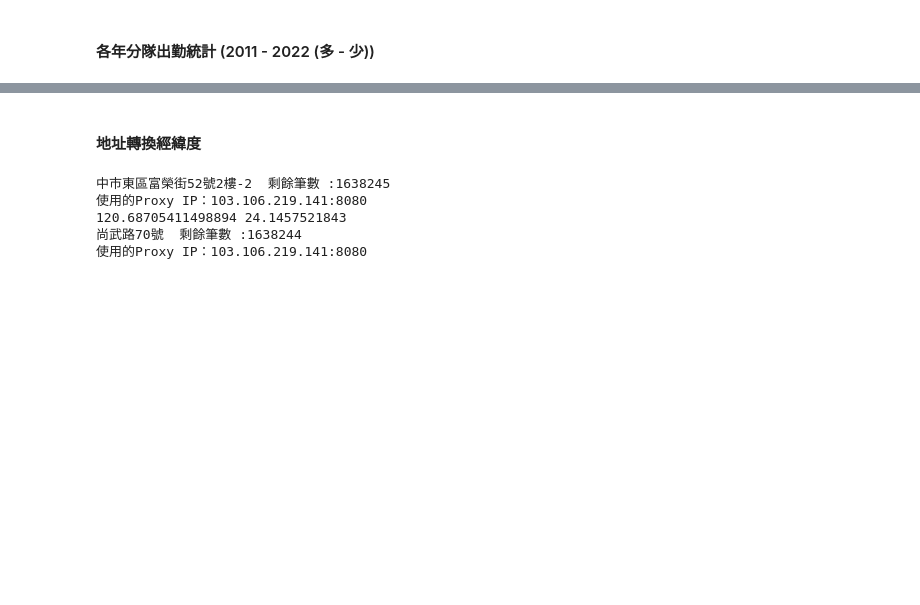
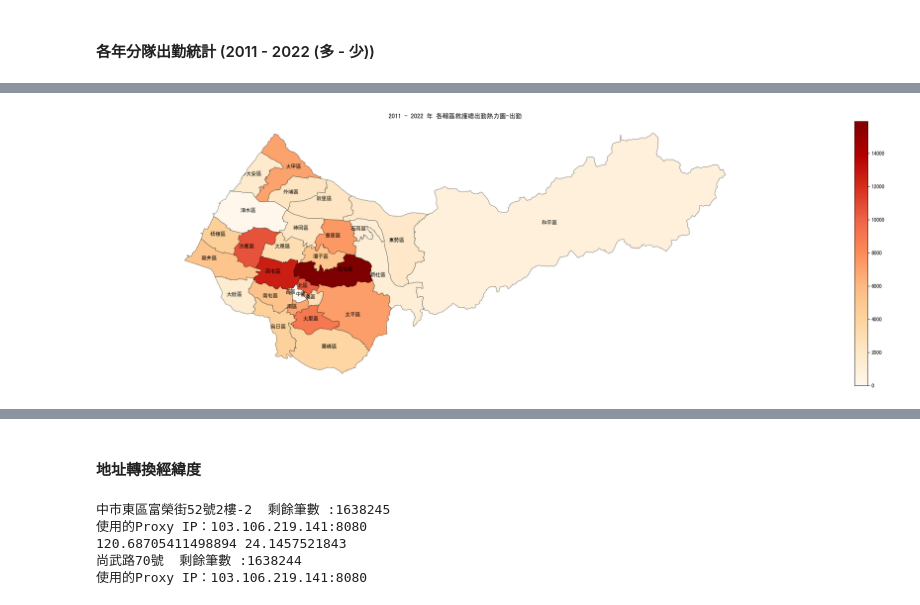
Before and after one commit to he-su-wei/Ambulance-data-analysis, a Jupyter notebook: Taichung/code/part3.ipynb, the cells around one changed output, grey strips where cells are left out. Saved outputs shown, nothing was run; the diff lists cells and outputs as text; code cells hidden in the pictures; blank space fills up the shorter version.

```diff
--- a/Taichung/code/part3.ipynb
+++ b/Taichung/code/part3.ipynb
@@ -328,0 +323,3 @@ for year in years:
+# %%
+sendTo_hospital = address_df.loc[address_df['eDispositionT07'] == 128001] # 送醫
+# sendTo_hospital.to_csv('../part3/hospital.csv', index=False)
@@ -328,0 +400,13 @@ for year in years:
+# %%
+District_sum_init = {k:0 for k in District_sum.keys()}
+counter_colName = "eResponseT03" # 派遣分隊
+team_data=sendTo_hospital[counter_colName].apply(lambda t: t[7:])
+for item in team_data:
+    for item_dict in District_dict:
+        if item in District_dict[item_dict]:
+            District_sum_init[item_dict] += 1
+            District_sum_init[item_dict]
+        else:
+            pass
+
+print(District_sum_init)
@@ -328,0 +415,3 @@ for year in years:
+# %%
+df_District_sum = pd.DataFrame(list(District_sum_init.items()),columns=['District', 'Sum'], index=None).sort_values('Sum', ascending=False)
+df_District_sum.head(2)
@@ -328,0 +422,3 @@ for year in years:
+# %%
+Taichung = taichung_town_shp.merge(df_District_sum, left_on=('TOWNNAME'), right_on=('District'))
+Taichung.head(2)
@@ -328,0 +429,16 @@ for year in years:
+# %%
+fig, ax = plt.subplots(figsize=(30, 9), dpi=100)
+
+Taichung.plot(ax=ax, column="Sum", cmap="OrRd",edgecolor="k", linewidth=0.4, legend=True)
+ax.axis("off")
+plt.axis('equal')
+
+plt.title('2011 - 2022 年 各轄區救護總出勤熱力圖-出勤')
+
+
+# 地圖標註
+for n, i in enumerate(taichung_town_shp['coords']):
+    plt.text(i[0] - 0.02, i[1], taichung_town_shp['TOWNNAME'][n])  # 標註位置X，Y，標註内容
+plt.show()
+# %% [output]
+[figure, added]
```
Also changed, not shown: parts of 39 cells of this notebook.
